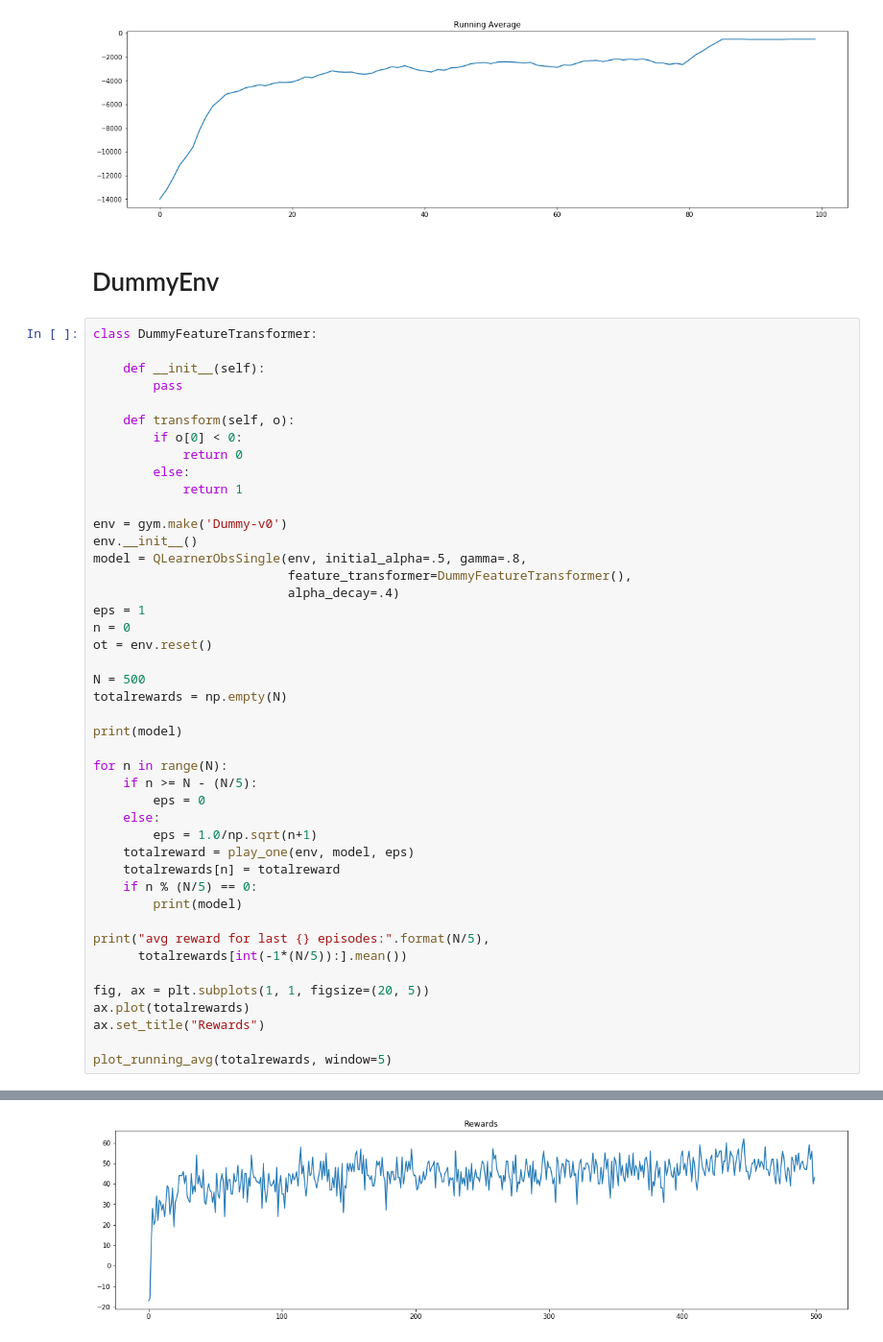
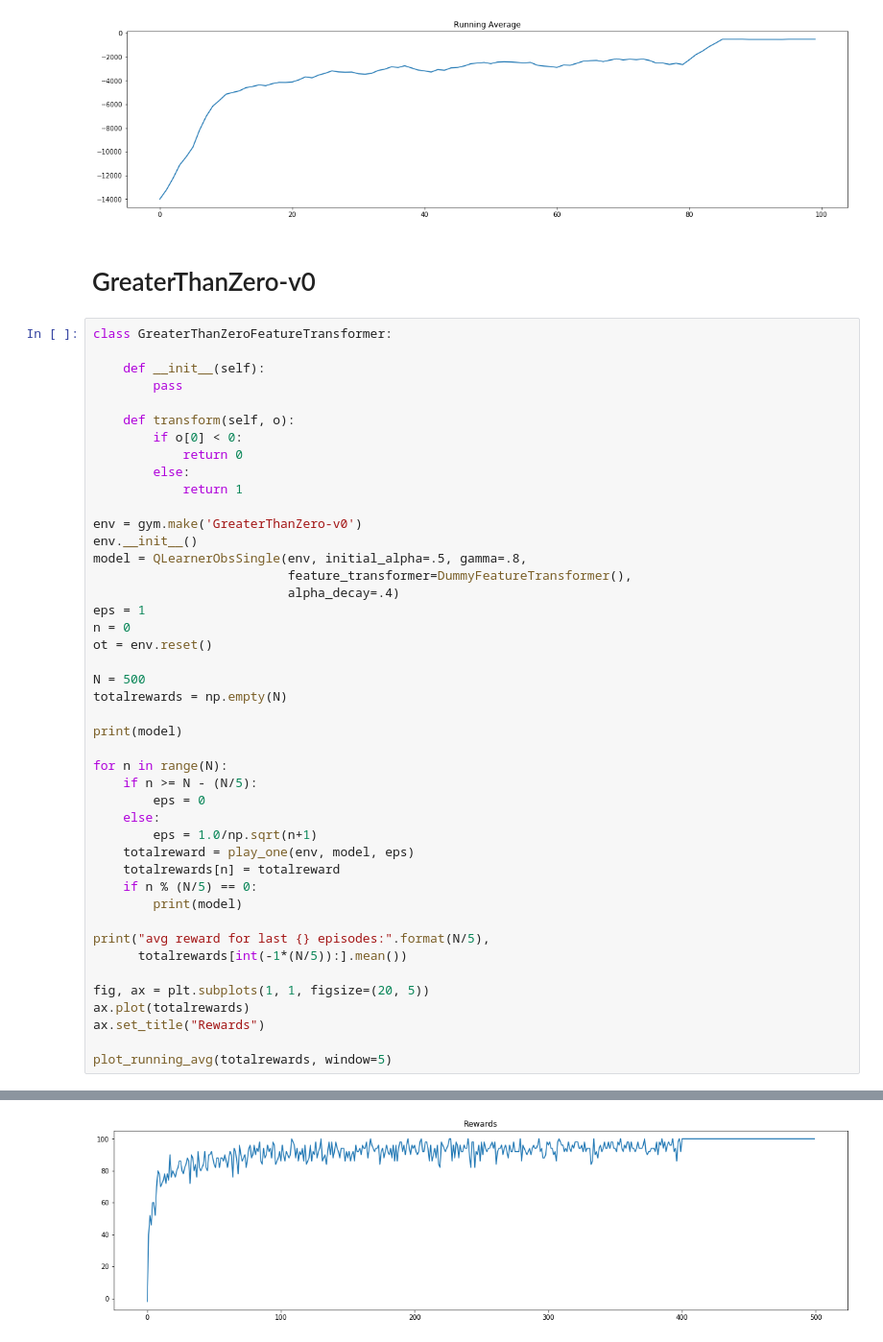
Before and after one commit to jackblandin/research, a Jupyter notebook: experiments/qlearning/basic/qlearner_obs_single/qlearner-obs-single.ipynb, the cells around one changed output, grey strips where cells are left out. Shown at 96% size. Drawn from its saved outputs; the diff is of its cells as text.

```diff
--- a/experiments/qlearning/basic/qlearner_obs_single/qlearner-obs-single.ipynb
+++ b/experiments/qlearning/basic/qlearner_obs_single/qlearner-obs-single.ipynb
@@ -178,10 +180,10 @@ START:               -5.7 |      -8.98 |   -5.5
 avg reward for last 20.0 episodes: -505.4
 [figure]
 [figure]
-# %% [markdown]
-# DummyEnv
+# %% [markdown]
+# GreaterThanZero-v0
 # %%
-class DummyFeatureTransformer:
+class GreaterThanZeroFeatureTransformer:
 
     def __init__(self):
         pass
@@ -192,7 +194,7 @@ class DummyFeatureTransformer:
         else:
             return 1
 
-env = gym.make('Dummy-v0')
+env = gym.make('GreaterThanZero-v0')
 env.__init__()
 model = QLearnerObsSingle(env, initial_alpha=.5, gamma=.8,
                           feature_transformer=DummyFeatureTransformer(),
@@ -245 +247 @@ avg reward for last 100.0 episodes: 49.48
-[figure, old version]
+[figure, new version]
```
Also changed, not shown: parts of 6 cells of this notebook, 5 other files.
